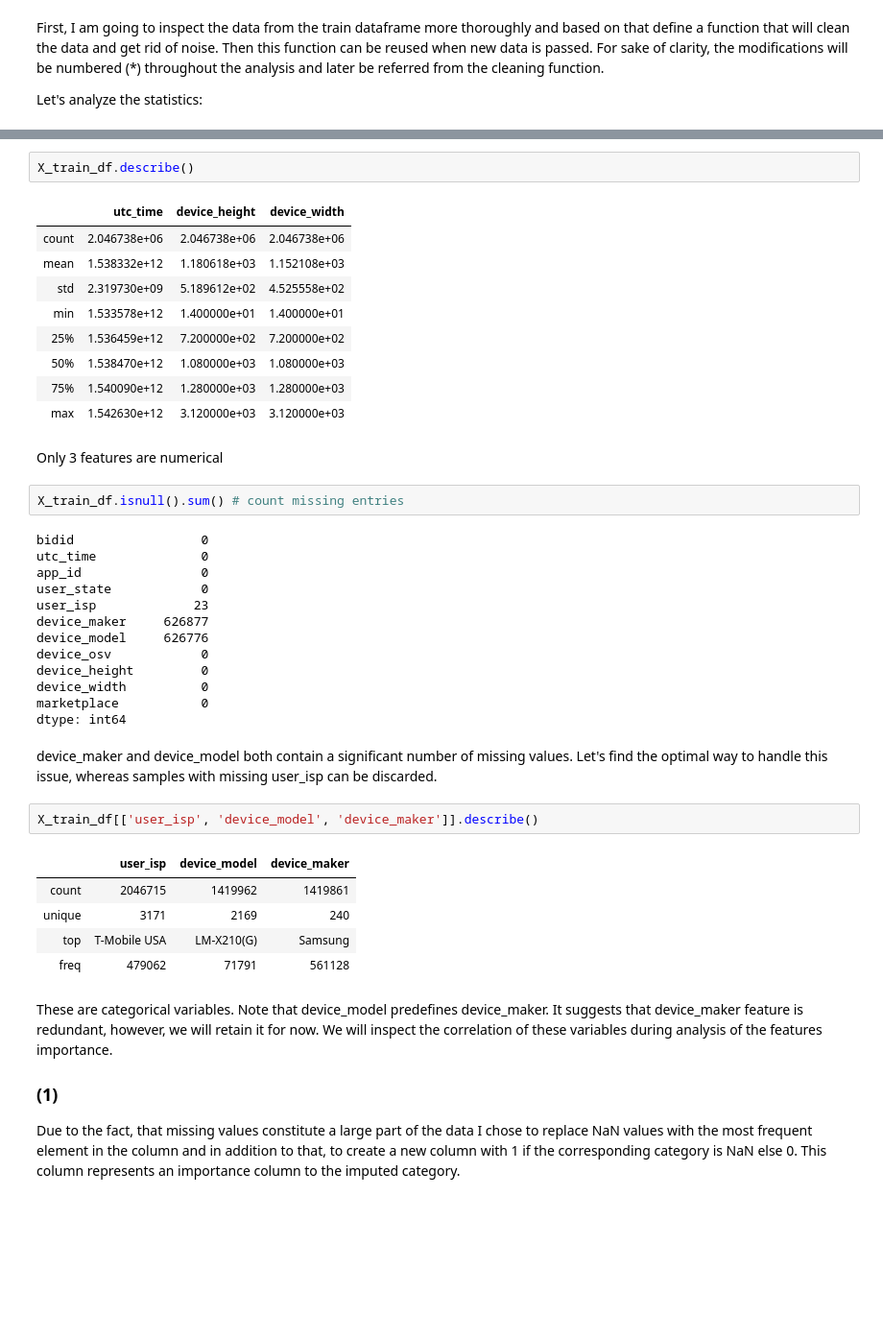
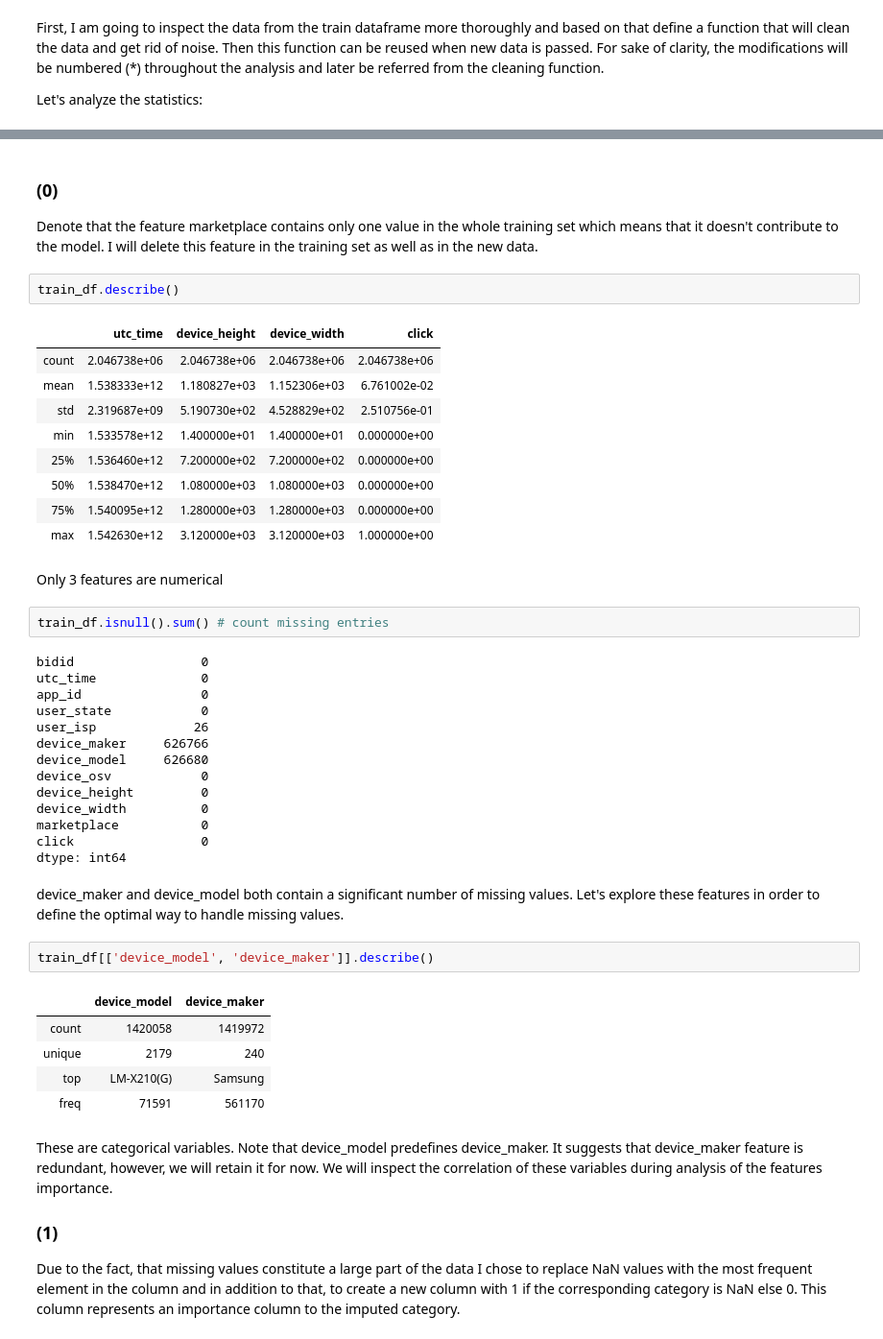
Before and after one commit to daniellevin233/Python_projects, a Jupyter notebook: Click_Prediction_Challenge/click_prediction_model.ipynb, the cells around one changed output, grey strips where cells are left out. Shown at 96% size. Cells and saved outputs as stored; diff of their text form; blank space fills up the shorter version.

```diff
--- a/Click_Prediction_Challenge/click_prediction_model.ipynb
+++ b/Click_Prediction_Challenge/click_prediction_model.ipynb
@@ -105,42 +183,46 @@ Let's analyze the statistics:
+# %% [markdown]
+### (0)
+Denote that the feature marketplace contains only one value in the whole training set which means that it doesn't contribute to the model. I will delete this feature in the training set as well as in the new data.
 # %%
-X_train_df.describe()
+train_df.describe()
 # %% [output]
-|  | utc_time | device_height | device_width |
-| count | 2.046738e+06 | 2.046738e+06 | 2.046738e+06 |
-| mean | 1.538332e+12 | 1.180618e+03 | 1.152108e+03 |
-| std | 2.319730e+09 | 5.189612e+02 | 4.525558e+02 |
-| min | 1.533578e+12 | 1.400000e+01 | 1.400000e+01 |
-| 25% | 1.536459e+12 | 7.200000e+02 | 7.200000e+02 |
-| 50% | 1.538470e+12 | 1.080000e+03 | 1.080000e+03 |
-| 75% | 1.540090e+12 | 1.280000e+03 | 1.280000e+03 |
-| max | 1.542630e+12 | 3.120000e+03 | 3.120000e+03 |
+|  | utc_time | device_height | device_width | click |
+| count | 2.046738e+06 | 2.046738e+06 | 2.046738e+06 | 2.046738e+06 |
+| mean | 1.538333e+12 | 1.180827e+03 | 1.152306e+03 | 6.761002e-02 |
+| std | 2.319687e+09 | 5.190730e+02 | 4.528829e+02 | 2.510756e-01 |
+| min | 1.533578e+12 | 1.400000e+01 | 1.400000e+01 | 0.000000e+00 |
+| 25% | 1.536460e+12 | 7.200000e+02 | 7.200000e+02 | 0.000000e+00 |
+| 50% | 1.538470e+12 | 1.080000e+03 | 1.080000e+03 | 0.000000e+00 |
+| 75% | 1.540095e+12 | 1.280000e+03 | 1.280000e+03 | 0.000000e+00 |
+| max | 1.542630e+12 | 3.120000e+03 | 3.120000e+03 | 1.000000e+00 |
 # %% [markdown]
 Only 3 features are numerical
 # %%
-X_train_df.isnull().sum() # count missing entries
+train_df.isnull().sum() # count missing entries
 # %% [output]
 bidid                 0
 utc_time              0
 app_id                0
 user_state            0
-user_isp             23
-device_maker     626877
-device_model     626776
+user_isp             26
+device_maker     626766
+device_model     626680
 device_osv            0
 device_height         0
 device_width          0
 marketplace           0
+click                 0
 dtype: int64
 # %% [markdown]
-device_maker and device_model both contain a significant number of missing values. Let's find the optimal way to handle this issue, whereas samples with missing user_isp can be discarded.
+device_maker and device_model both contain a significant number of missing values. Let's explore these features in order to define the optimal way to handle missing values.
 # %%
-X_train_df[['user_isp', 'device_model', 'device_maker']].describe()
+train_df[['device_model', 'device_maker']].describe()
 # %% [output]
-|  | user_isp | device_model | device_maker |
-| count | 2046715 | 1419962 | 1419861 |
-| unique | 3171 | 2169 | 240 |
-| top | T-Mobile USA | LM-X210(G) | Samsung |
-| freq | 479062 | 71791 | 561128 |
+|  | device_model | device_maker |
+| count | 1420058 | 1419972 |
+| unique | 2179 | 240 |
+| top | LM-X210(G) | Samsung |
+| freq | 71591 | 561170 |
 # %% [markdown]
 These are categorical variables. Note that device_model predefines device_maker. It suggests that device_maker feature is redundant, however, we will retain it for now. We will inspect the correlation of these variables during analysis of the features importance.
 
```
Also changed, not shown: parts of 98 cells of this notebook.
